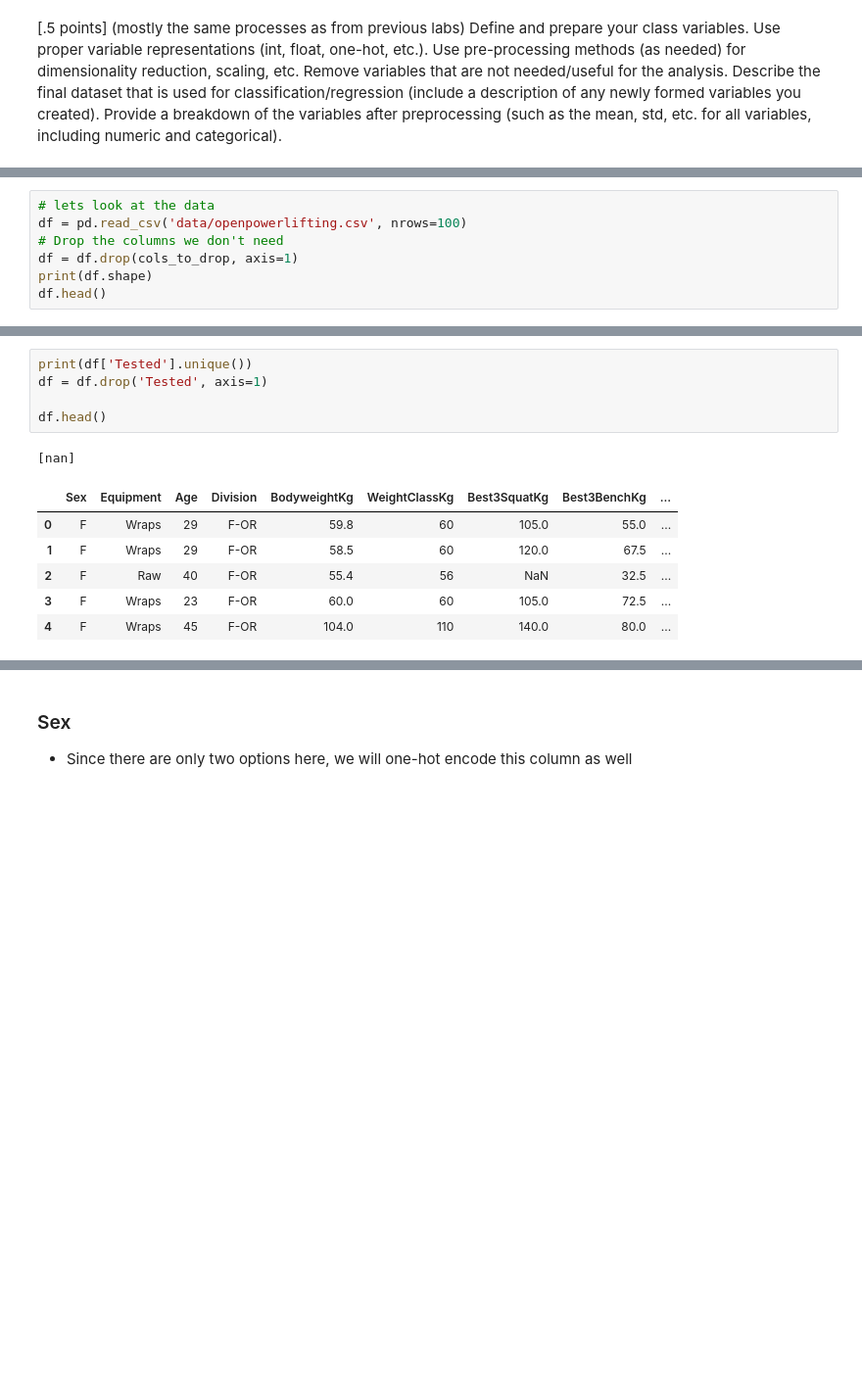
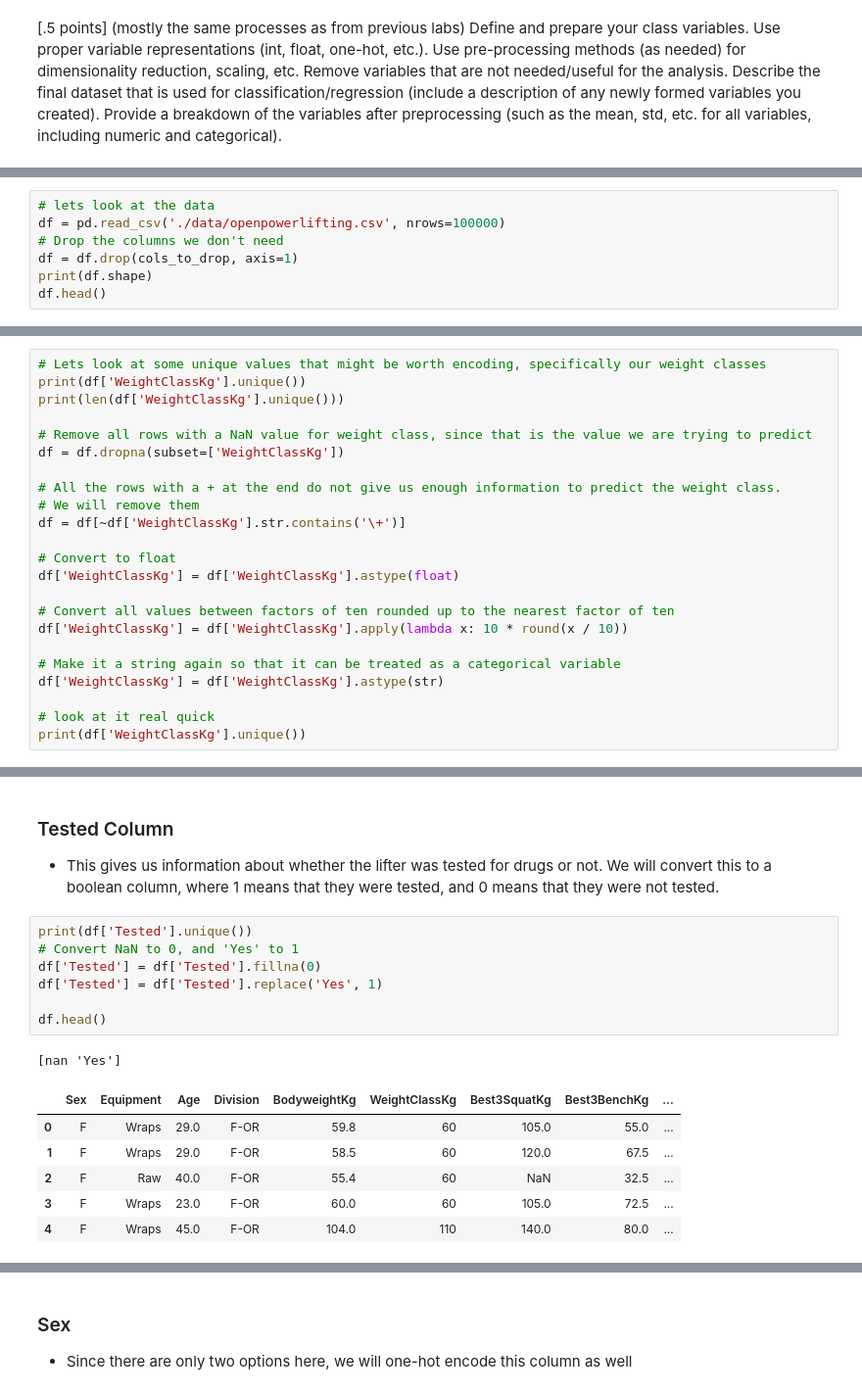
Before and after one commit to calebm00re/S22-ml03, a Jupyter notebook: notebook.ipynb, the cells around one changed output, grey strips where cells are left out. Shown: that part at 98% size. Saved outputs shown, nothing was run; the diff lists cells and outputs as text; blank space fills up the shorter version.

Commit message:
almost finished data processing

```diff
--- a/notebook.ipynb
+++ b/notebook.ipynb
@@ -149,6 +150,6 @@ cols_to_drop = [
 # %%
 # lets look at the data
-df = pd.read_csv('data/openpowerlifting.csv', nrows=100)
+df = pd.read_csv('./data/openpowerlifting.csv', nrows=100000)
 # Drop the columns we don't need
 df = df.drop(cols_to_drop, axis=1)
 print(df.shape)
@@ -176,0 +170,23 @@ print(len(df['WeightClassKg'].unique()))
+# %%
+# Lets look at some unique values that might be worth encoding, specifically our weight classes
+print(df['WeightClassKg'].unique())
+print(len(df['WeightClassKg'].unique()))
+
+# Remove all rows with a NaN value for weight class, since that is the value we are trying to predict
+df = df.dropna(subset=['WeightClassKg'])
+
+# All the rows with a + at the end do not give us enough information to predict the weight class.
+# We will remove them
+df = df[~df['WeightClassKg'].str.contains('\+')]
+
+# Convert to float
+df['WeightClassKg'] = df['WeightClassKg'].astype(float)
+
+# Convert all values between factors of ten rounded up to the nearest factor of ten
+df['WeightClassKg'] = df['WeightClassKg'].apply(lambda x: 10 * round(x / 10))
+
+# Make it a string again so that it can be treated as a categorical variable
+df['WeightClassKg'] = df['WeightClassKg'].astype(str)
+
+# look at it real quick
+print(df['WeightClassKg'].unique())
@@ -177,15 +207,20 @@ print(len(df['WeightClassKg'].unique()))
+# %% [markdown]
+### Tested Column
+* This gives us information about whether the lifter was tested for drugs or not. We will convert this to a boolean column, where 1 means that they were tested, and 0 means that they were not tested.
 # %%
 print(df['Tested'].unique())
-df = df.drop('Tested', axis=1)
+# Convert NaN to 0, and 'Yes' to 1
+df['Tested'] = df['Tested'].fillna(0)
+df['Tested'] = df['Tested'].replace('Yes', 1)
 
 df.head()
 # %% [output]
-[nan]
+[nan 'Yes']
 |  | Sex | Equipment | Age | Division | BodyweightKg | WeightClassKg | Best3SquatKg | Best3BenchKg | ... |
-| 0 | F | Wraps | 29 | F-OR | 59.8 | 60 | 105.0 | 55.0 | ... |
-| 1 | F | Wraps | 29 | F-OR | 58.5 | 60 | 120.0 | 67.5 | ... |
-| 2 | F | Raw | 40 | F-OR | 55.4 | 56 | NaN | 32.5 | ... |
-| 3 | F | Wraps | 23 | F-OR | 60.0 | 60 | 105.0 | 72.5 | ... |
-| 4 | F | Wraps | 45 | F-OR | 104.0 | 110 | 140.0 | 80.0 | ... |
+| 0 | F | Wraps | 29.0 | F-OR | 59.8 | 60 | 105.0 | 55.0 | ... |
+| 1 | F | Wraps | 29.0 | F-OR | 58.5 | 60 | 120.0 | 67.5 | ... |
+| 2 | F | Raw | 40.0 | F-OR | 55.4 | 60 | NaN | 32.5 | ... |
+| 3 | F | Wraps | 23.0 | F-OR | 60.0 | 60 | 105.0 | 72.5 | ... |
+| 4 | F | Wraps | 45.0 | F-OR | 104.0 | 110 | 140.0 | 80.0 | ... |
 # %% [markdown]
 ### Look at the types of Divisions
```
Also changed, not shown: parts of 30 cells of this notebook.
